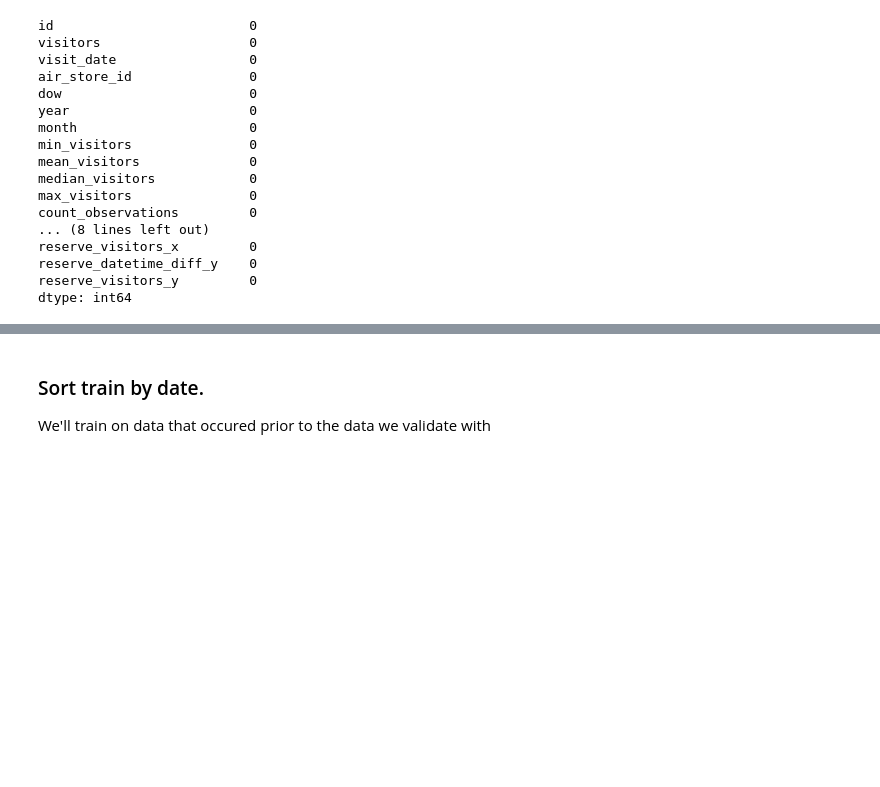
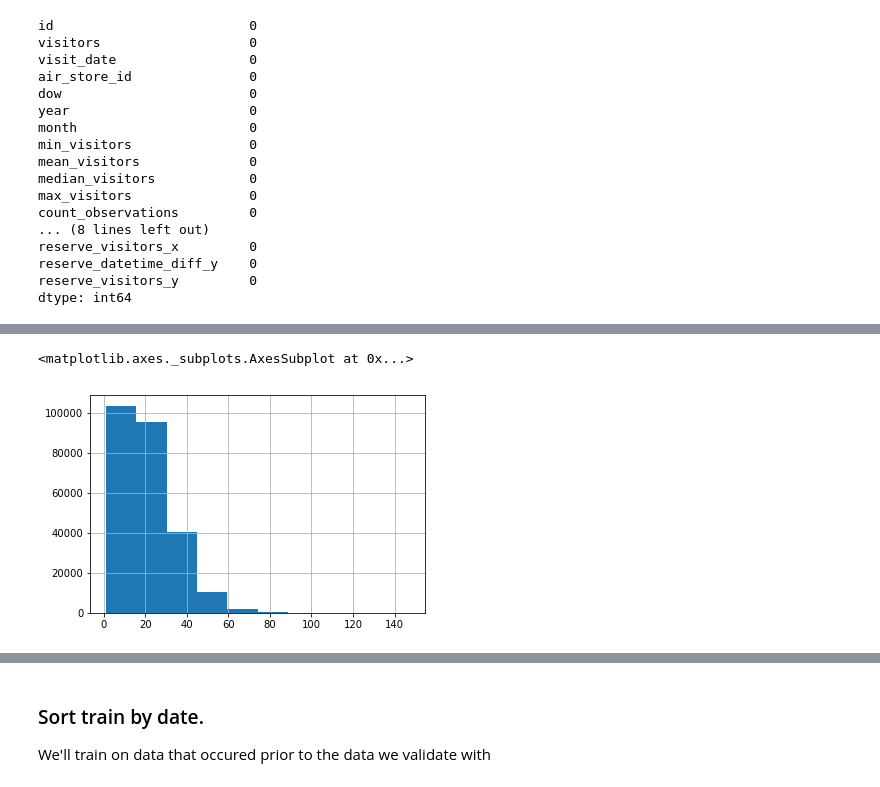
Before and after one commit to ryankresse/restaurant_comp, a Jupyter notebook: jmbull_xgb_starter.ipynb, the cells around one changed output, grey strips where cells are left out. Cells and saved outputs as stored; diff of their text form; code cells hidden in the pictures; blank space fills up the shorter version.

```diff
--- a/jmbull_xgb_starter.ipynb
+++ b/jmbull_xgb_starter.ipynb
@@ -436,0 +486,5 @@ Binding to float32
+# %%
+train.mean_visitors.hist()
+# %% [output]
+<matplotlib.axes._subplots.AxesSubplot at 0x...>
+[figure, added]
```
Also changed, not shown: parts of 33 cells of this notebook.
